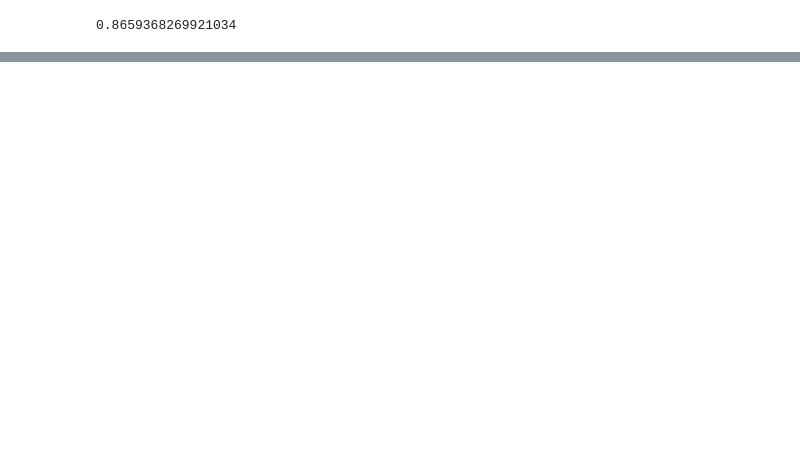
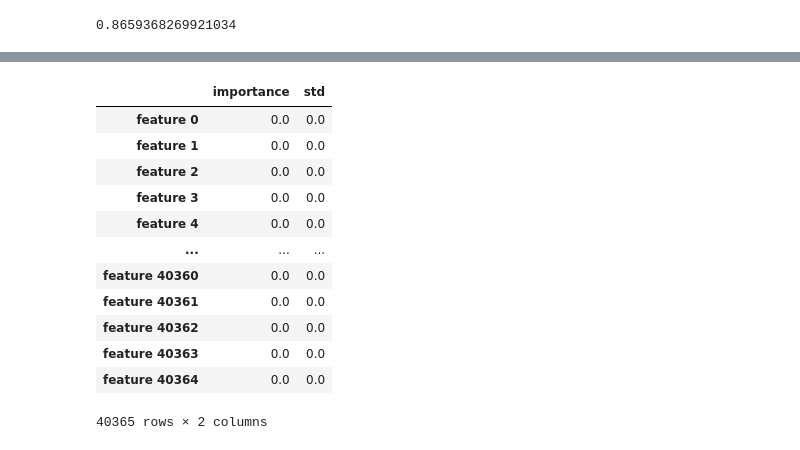
Before and after one commit to lukpytlewski/NLP, a Jupyter notebook: NLP.ipynb, the cells around one changed output, grey strips where cells are left out. Drawn from its saved outputs; the diff is of its cells as text; code cells hidden in the pictures; blank space fills up the shorter version.

```diff
--- a/NLP.ipynb
+++ b/NLP.ipynb
@@ -255,0 +309,4 @@ count.vocabulary_
+# %%
+from sklearn.model_selection import train_test_split
+
+X_train, X_test, y_train, y_test = train_test_split(X, y, test_size=0.2, shuffle=True, stratify=y)
@@ -255,0 +392,3 @@ count.vocabulary_
+# %%
+forest1_importances = pd.Series(model_forest1.feature_importances_, index = feature_names, name='importance')
+std = pd.Series(np.std([tree.feature_importances_ for tree in model_forest1.estimators_], axis=0), index = feature_names, name='std')
@@ -255,0 +410,17 @@ count.vocabulary_
+# %%
+features_new = pd.concat([forest1_importances, std], axis=1)
+features_new
+# %% [output]
+|  | importance | std |
+| feature 0 | 0.0 | 0.0 |
+| feature 1 | 0.0 | 0.0 |
+| feature 2 | 0.0 | 0.0 |
+| feature 3 | 0.0 | 0.0 |
+| feature 4 | 0.0 | 0.0 |
+| ... | ... | ... |
+| feature 40360 | 0.0 | 0.0 |
+| feature 40361 | 0.0 | 0.0 |
+| feature 40362 | 0.0 | 0.0 |
+| feature 40363 | 0.0 | 0.0 |
+| feature 40364 | 0.0 | 0.0 |
+40365 rows × 2 columns
```
Also changed, not shown: parts of 25 cells of this notebook.
